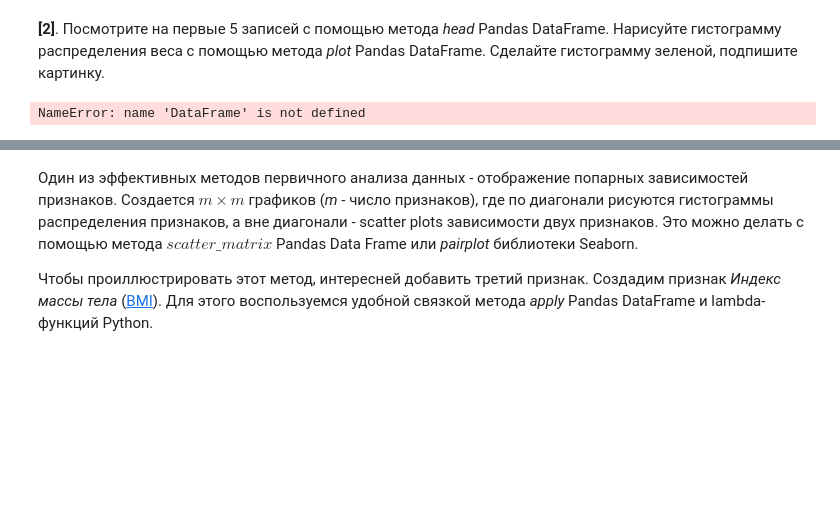
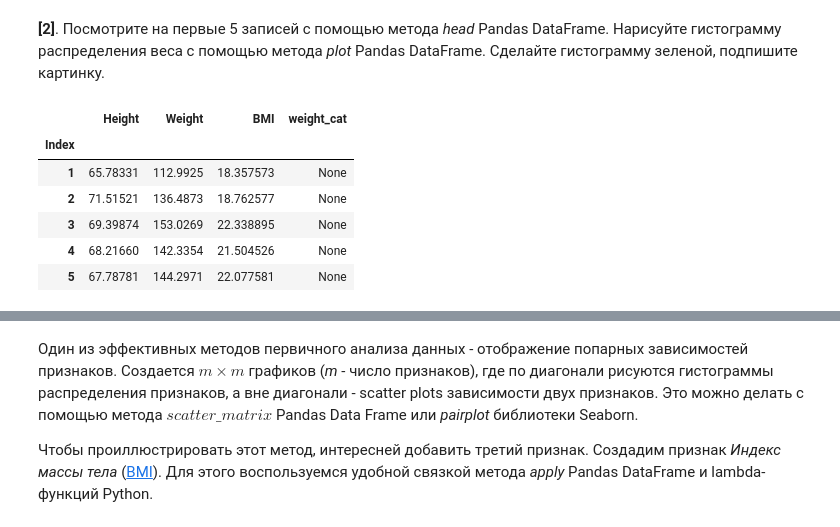
Before and after one commit to zavarovkv/coursera_c2_ML_MIPT, a Jupyter notebook: week1/linreg_height_weight.ipynb, the cells around one changed output, grey strips where cells are left out. Drawn from its saved outputs; the diff is of its cells as text; code cells hidden in the pictures; blank space fills up the shorter version.

```diff
--- a/week1/linreg_height_weight.ipynb
+++ b/week1/linreg_height_weight.ipynb
@@ -49,6 +49,12 @@ data.plot(y='Height', kind='hist',
 # %% [markdown]
 **[2]**. Посмотрите на первые 5 записей с помощью метода *head* Pandas DataFrame. Нарисуйте гистограмму распределения веса с помощью метода *plot* Pandas DataFrame. Сделайте гистограмму зеленой, подпишите картинку.
 # %%
-DataFrame.head(n=5)
+data.head(n=5)
 # %% [output]
-NameError: name 'DataFrame' is not defined
+|  | Height | Weight | BMI | weight_cat |
+| Index |  |  |  |  |
+| 1 | 65.78331 | 112.9925 | 18.357573 | None |
+| 2 | 71.51521 | 136.4873 | 18.762577 | None |
+| 3 | 69.39874 | 153.0269 | 22.338895 | None |
+| 4 | 68.21660 | 142.3354 | 21.504526 | None |
+| 5 | 67.78781 | 144.2971 | 22.077581 | None |
```
Also changed, not shown: parts of 4 cells of this notebook.
